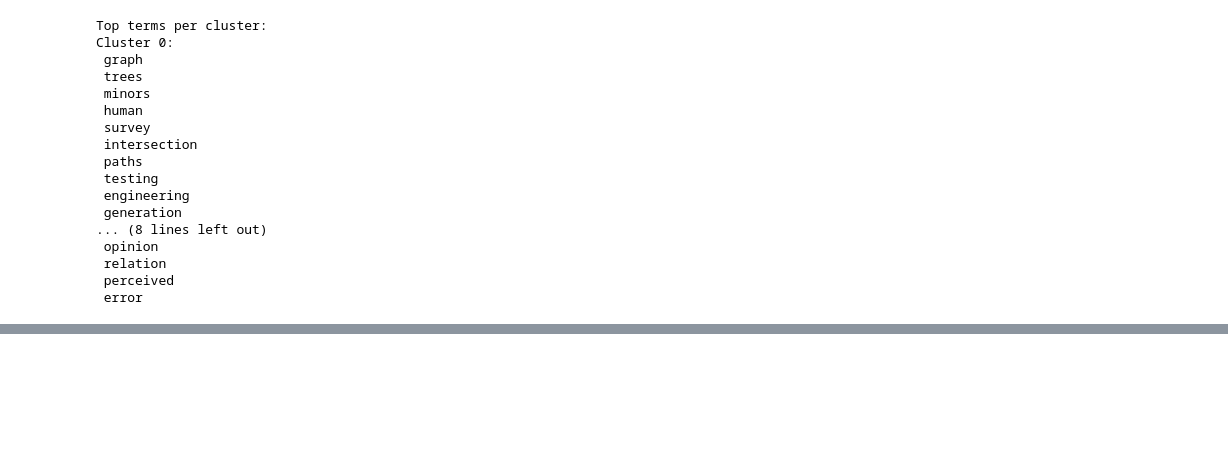
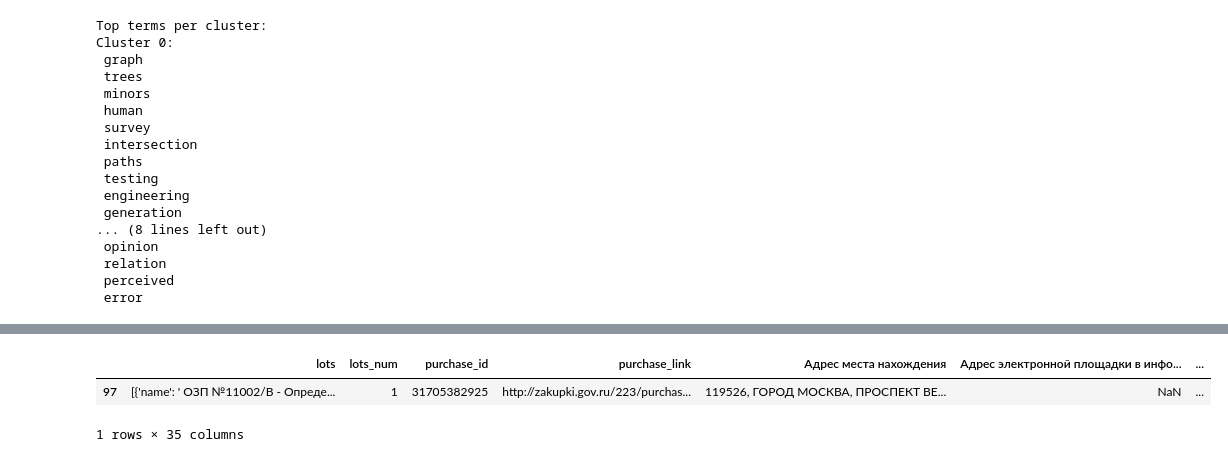
Before and after one commit to andreiSaw/zakupki, a Jupyter notebook: Untitled.ipynb, the cells around one changed output, grey strips where cells are left out. Drawn from its saved outputs; the diff is of its cells as text; code cells hidden in the pictures; blank space fills up the shorter version.

```diff
--- a/Untitled.ipynb
+++ b/Untitled.ipynb
@@ -112,0 +94,8 @@ df.loc[df['category'] == "auto"]
+# %%
+
+
+df.loc[df['purchase_id'] == "31705382925"]
+# %% [output]
+|  | lots | lots_num | purchase_id | purchase_link | Адрес места нахождения | Адрес электронной площадки в инфо... | ... |
+| 97 | [{'name': ' ОЗП №11002/В - Опреде... | 1 | 31705382925 | http://zakupki.gov.ru/223/purchas... | 119526, ГОРОД МОСКВА, ПРОСПЕКТ ВЕ... | NaN | ... |
+1 rows × 35 columns
```
Also changed, not shown: parts of 2 cells of this notebook, 3 other files.
